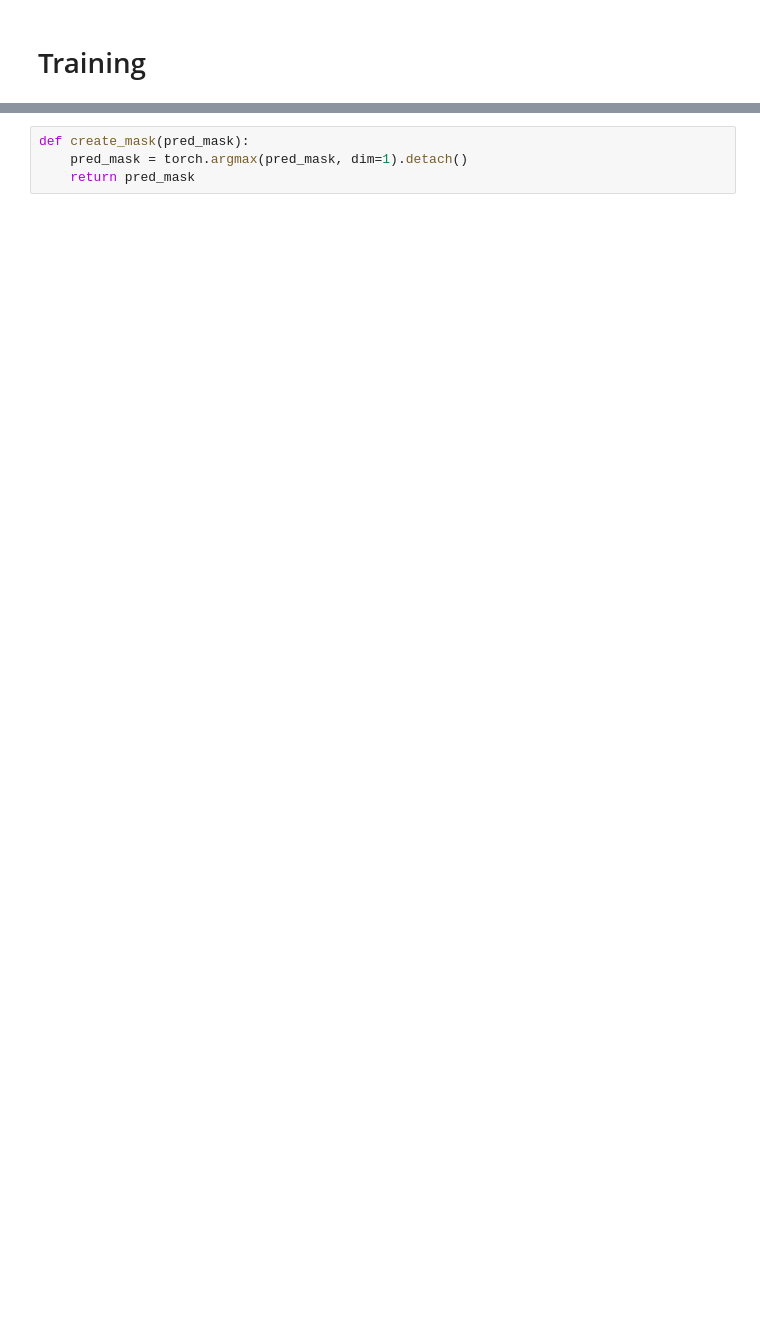
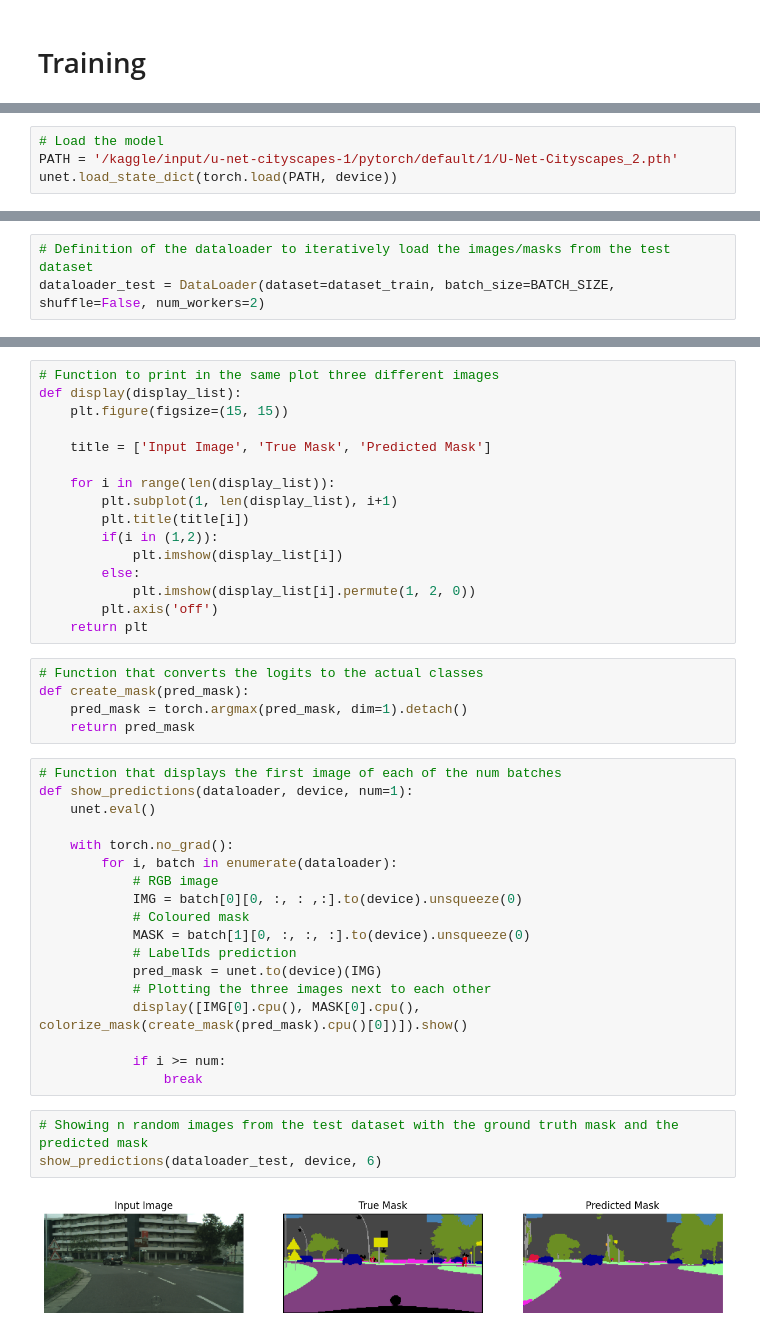
Before and after one commit to LorenzoBacchini/3D_perception_Project_1, a Jupyter notebook: U-Net.ipynb, the cells around one changed output, grey strips where cells are left out. Saved outputs shown, nothing was run; the diff lists cells and outputs as text; blank space fills up the shorter version.

```diff
--- a/U-Net.ipynb
+++ b/U-Net.ipynb
@@ -271,0 +337,4 @@ for epoch in range(EPOCHS):
+# %%
+# Load the model
+PATH = '/kaggle/input/u-net-cityscapes-1/pytorch/default/1/U-Net-Cityscapes_2.pth'
+unet.load_state_dict(torch.load(PATH, device))
@@ -271,0 +348,3 @@ for epoch in range(EPOCHS):
+# %%
+# Definition of the dataloader to iteratively load the images/masks from the test dataset
+dataloader_test = DataLoader(dataset=dataset_train, batch_size=BATCH_SIZE, shuffle=False, num_workers=2)
@@ -272,4 +473,44 @@ for epoch in range(EPOCHS):
+# %%
+# Function to print in the same plot three different images
+def display(display_list):
+    plt.figure(figsize=(15, 15))
+
+    title = ['Input Image', 'True Mask', 'Predicted Mask']
+
+    for i in range(len(display_list)):
+        plt.subplot(1, len(display_list), i+1)
+        plt.title(title[i])
+        if(i in (1,2)):
+            plt.imshow(display_list[i])
+        else:
+            plt.imshow(display_list[i].permute(1, 2, 0))
+        plt.axis('off')
+    return plt
 # %%
+# Function that converts the logits to the actual classes
 def create_mask(pred_mask):
     pred_mask = torch.argmax(pred_mask, dim=1).detach()
     return pred_mask
+# %%
+# Function that displays the first image of each of the num batches
+def show_predictions(dataloader, device, num=1):
+    unet.eval()
+
+    with torch.no_grad():
+        for i, batch in enumerate(dataloader):
+            # RGB image
+            IMG = batch[0][0, :, : ,:].to(device).unsqueeze(0)
+            # Coloured mask
+            MASK = batch[1][0, :, :, :].to(device).unsqueeze(0)
+            # LabelIds prediction
+            pred_mask = unet.to(device)(IMG)
+            # Plotting the three images next to each other
+            display([IMG[0].cpu(), MASK[0].cpu(), colorize_mask(create_mask(pred_mask).cpu()[0])]).show()
+
+            if i >= num:
+                break
+# %%
+# Showing n random images from the test dataset with the ground truth mask and the predicted mask
+show_predictions(dataloader_test, device, 6)
+# %% [output]
+[figure, added]
```
Also changed, not shown: parts of 40 cells of this notebook.
